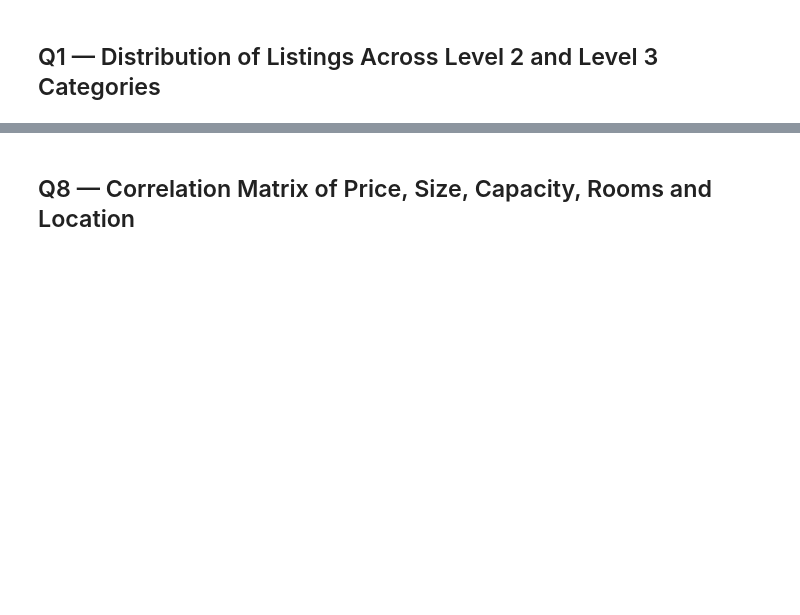
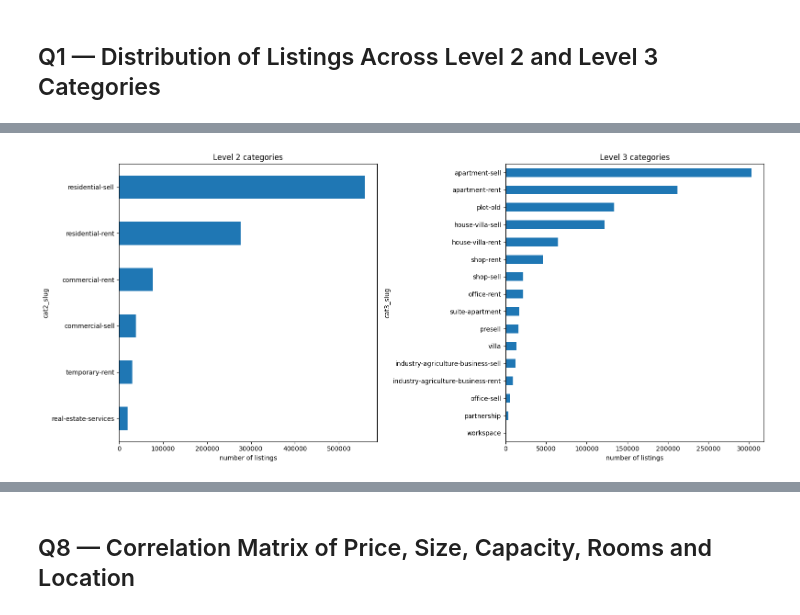
Before and after one commit to aminrafi394/quera-AI-first-project, a Jupyter notebook: notebooks/q8_q9_mahdi.ipynb, the cells around one changed output, grey strips where cells are left out. Drawn from its saved outputs; the diff is of its cells as text; code cells hidden in the pictures; blank space fills up the shorter version.

Commit message:
Add Q1 category distribution with charts

```diff
--- a/notebooks/q8_q9_mahdi.ipynb
+++ b/notebooks/q8_q9_mahdi.ipynb
@@ -19,3 +19,8 @@ import folium
 import branca.colormap as cm
 # %% [markdown]
 ## Q1 — Distribution of Listings Across Level 2 and Level 3 Categories
+# %%
+#read all columns we need for Q1
+q1_columns = ['cat2_slug','cat3_slug']
+df_q1 = pd.read_csv('../data/Divar.csv', usecols=q1_columns)
+df_q1.shape
@@ -21,0 +52,13 @@ import branca.colormap as cm
+# %%
+# distribution of listings across level 2 and level 3 categories
+fig, axes = plt.subplots(1, 2, figsize=(16, 7))
+df_q1['cat2_slug'].value_counts()[::-1].plot(kind='barh', ax=axes[0])
+axes[0].set_title('Level 2 categories')
+axes[0].set_xlabel('number of listings')
+df_q1['cat3_slug'].value_counts()[::-1].plot(kind='barh', ax=axes[1])
+axes[1].set_title('Level 3 categories')
+axes[1].set_xlabel('number of listings')
+plt.tight_layout()
+plt.show()
+# %% [output]
+[figure, added]
```
Also changed, not shown: parts of 3 cells of this notebook, 2 other files.
